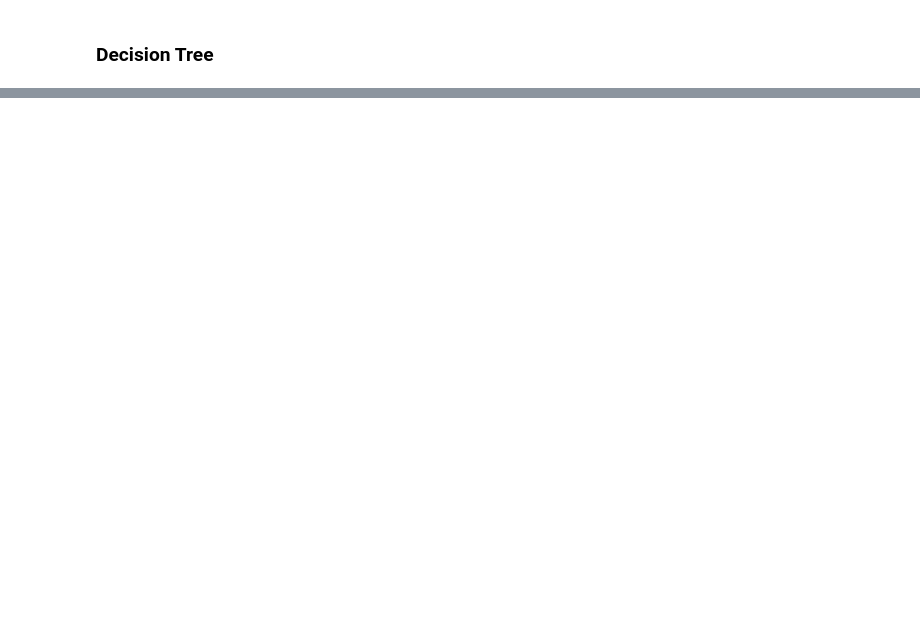
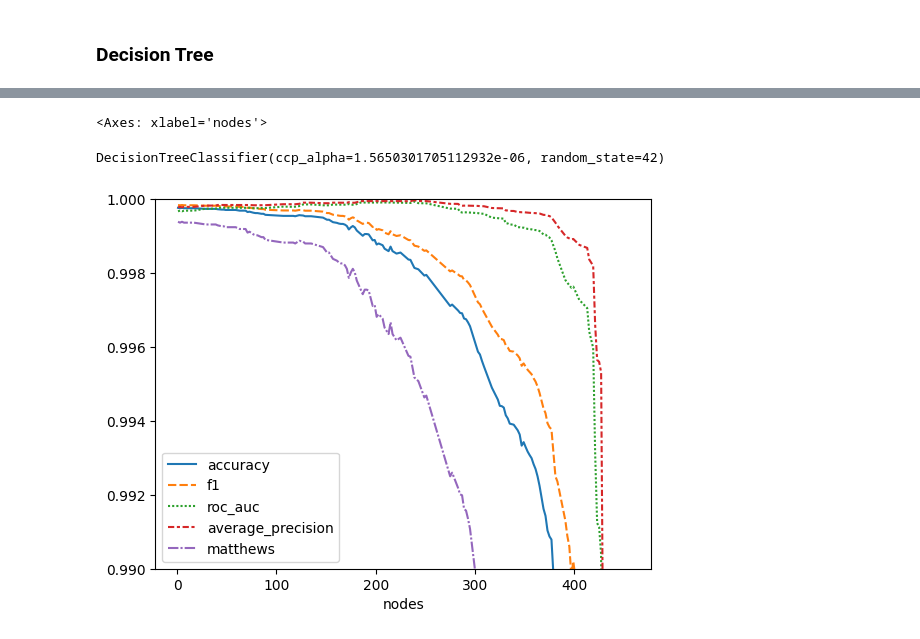
Before and after one commit to hossainmuntasir/MachineLearningModel, a Jupyter notebook: mlmodels/model_comparison.ipynb, the cells around one changed output, grey strips where cells are left out. Cells and saved outputs as stored; diff of their text form; code cells hidden in the pictures; blank space fills up the shorter version.

```diff
--- a/mlmodels/model_comparison.ipynb
+++ b/mlmodels/model_comparison.ipynb
@@ -378,8 +387,2 @@ pd.DataFrame(model_metrics["Building 3"]).T
 # %% [markdown]
 ### Decision Tree
-# %%
-tree = DecisionTreeClassifier(random_state=42)
-tree.fit(x_train2, y_train2)
-path = tree.cost_complexity_pruning_path(x_train2, y_train2)
-ccp_alphas = path.ccp_alphas
-plot_tree(tree, max_depth=1, feature_names=features2)
@@ -446,8 +388,0 @@ for ccp_alpha in tqdm(alphas_to_check):
-# %%
-results = {}
-for ccp_alpha, clf in zip(ccp_alphas, trees):
-    results[ccp_alpha] = {
-        "train": calculate_metrics(clf, x_train2, y_train2, False),
-        "val": calculate_metrics(clf, x_val2, y_val2, False),
-    }
-    print(".", end="")
@@ -456,14 +388,0 @@ for ccp_alpha, clf in zip(ccp_alphas, trees):
-# %%
-df = []
-for ccp_alpha, result in results.items():
-    for split, metrics in result.items():
-        for metric, value in metrics.items():
-            df.append({
-                "ccp_alpha": ccp_alpha,
-                "split": split,
-                "metric": metric,
-                "value": value
-            })
-df = pd.DataFrame(df)
-df.to_csv("building2_decisiontree.csv")
-sns.lineplot(df[:6*1000], x="ccp_alpha", y="value", hue="metric", style="split")
@@ -472,0 +559,15 @@ sns.lineplot(df[:6*1000], x="ccp_alpha", y="value", hue="metric", style="split")
+# %%
+opt1 = OptimisedDecisionTree("building1")
+opt1.fit(x_train1, y_train1, x_val1, y_val1)
+
+df = opt1.results
+df = pd.DataFrame(df[["accuracy", "f1", "roc_auc", "average_precision", "matthews"]], index=df["nodes"])
+plt = sns.lineplot(df)
+plt.set_ylim(0.99, 1.0)
+display(plt)
+
+opt1.model
+# %% [output]
+<Axes: xlabel='nodes'>
+DecisionTreeClassifier(ccp_alpha=1.5650301705112932e-06, random_state=42)
+[figure, added]
```
Also changed, not shown: parts of 23 cells of this notebook.
